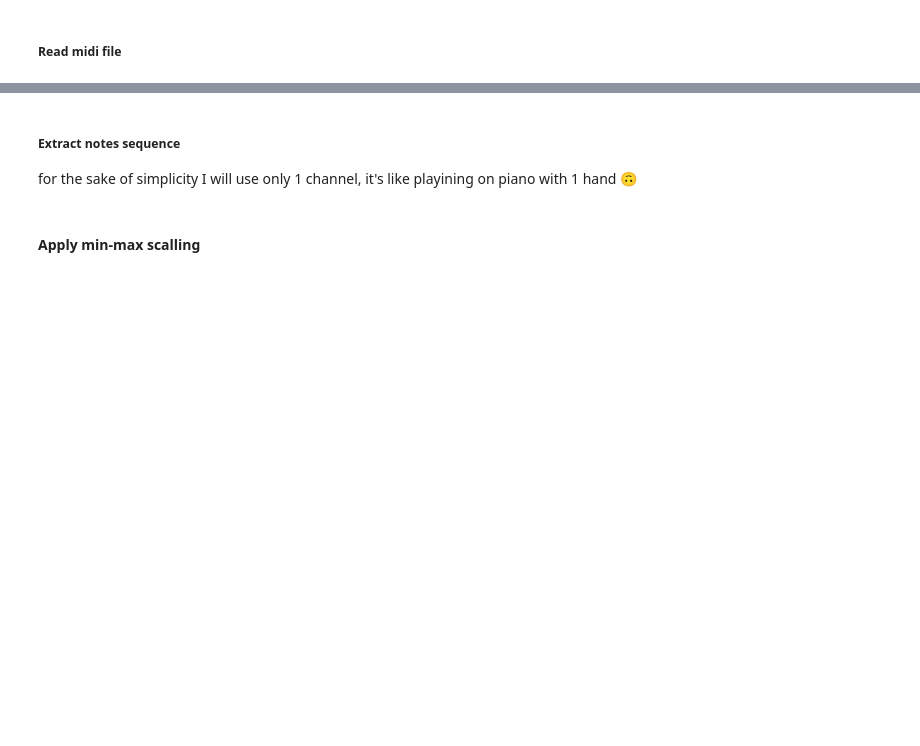
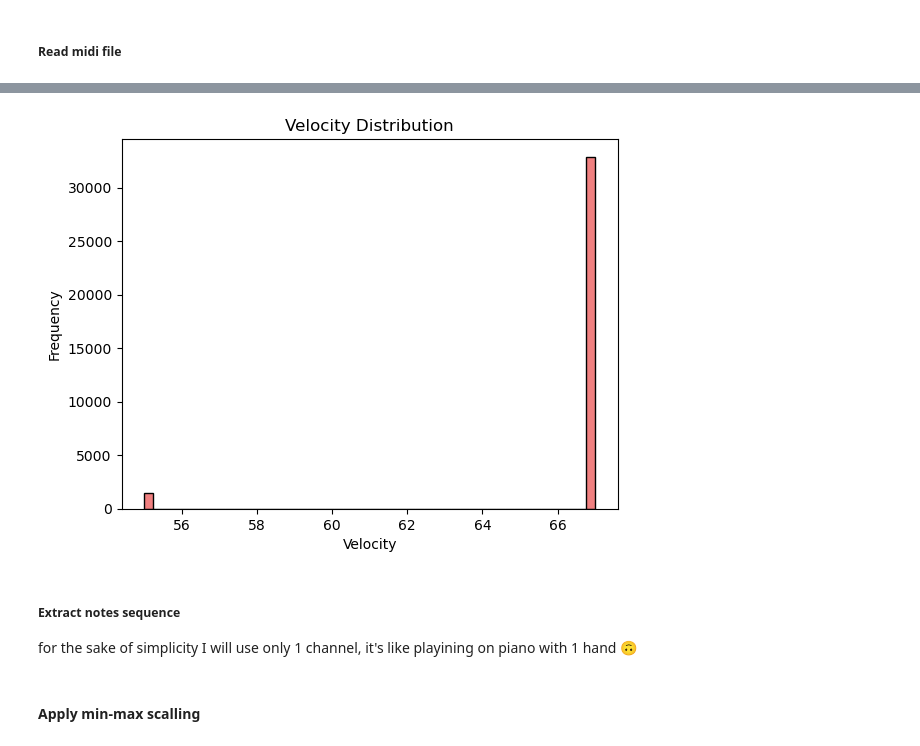
Before and after one commit to divyansh-1611/DAV_BeatCraft, a Jupyter notebook: Music gerenation with Keras and TF.ipynb, the cells around one changed output, grey strips where cells are left out. Cells and saved outputs as stored; diff of their text form; code cells hidden in the pictures; blank space fills up the shorter version.

```diff
--- a/Music gerenation with Keras and TF.ipynb
+++ b/Music gerenation with Keras and TF.ipynb
@@ -46,3 +72,14 @@ notes = []
+# %%
+midi_file = pretty_midi.PrettyMIDI(mid_path)
+velocities = [note.velocity for instrument in midi_file.instruments for note in instrument.notes]
+
+plt.hist(velocities, bins=50, color='lightcoral', edgecolor='black')
+plt.xlabel('Velocity')
+plt.ylabel('Frequency')
+plt.title('Velocity Distribution')
+plt.show()
+# %% [output]
+[figure, added]
 # %% [markdown]
 ##### Extract notes sequence
 for the sake of simplicity I will use only 1 channel, it's like playining on piano with 1 hand 🙃
```
Also changed, not shown: parts of 8 cells of this notebook, 2 other files.
